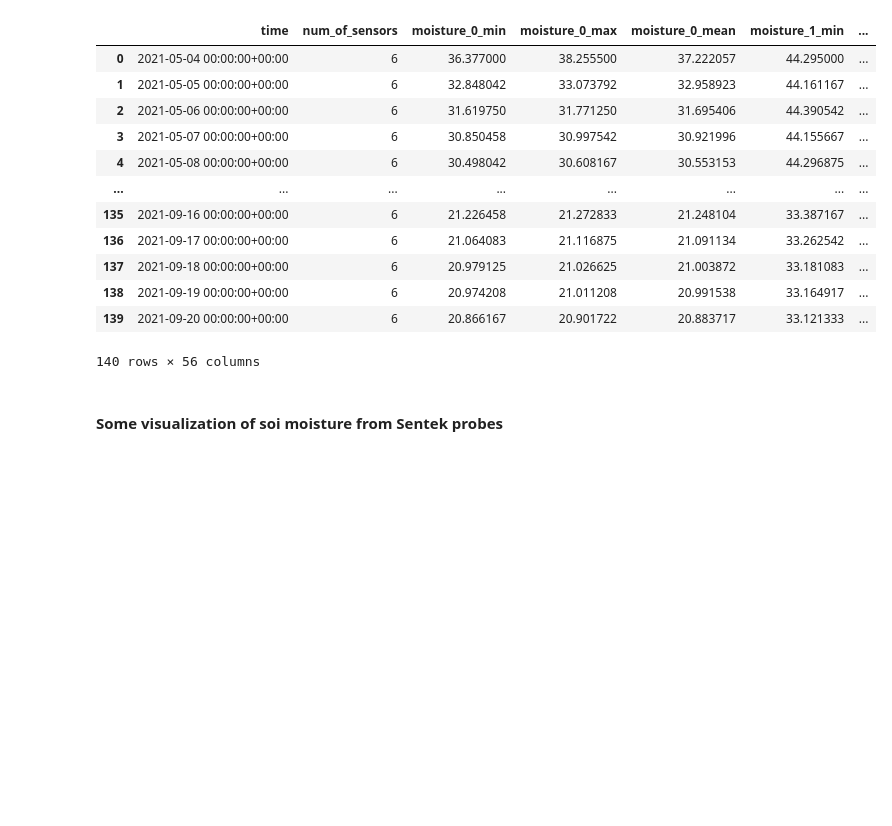
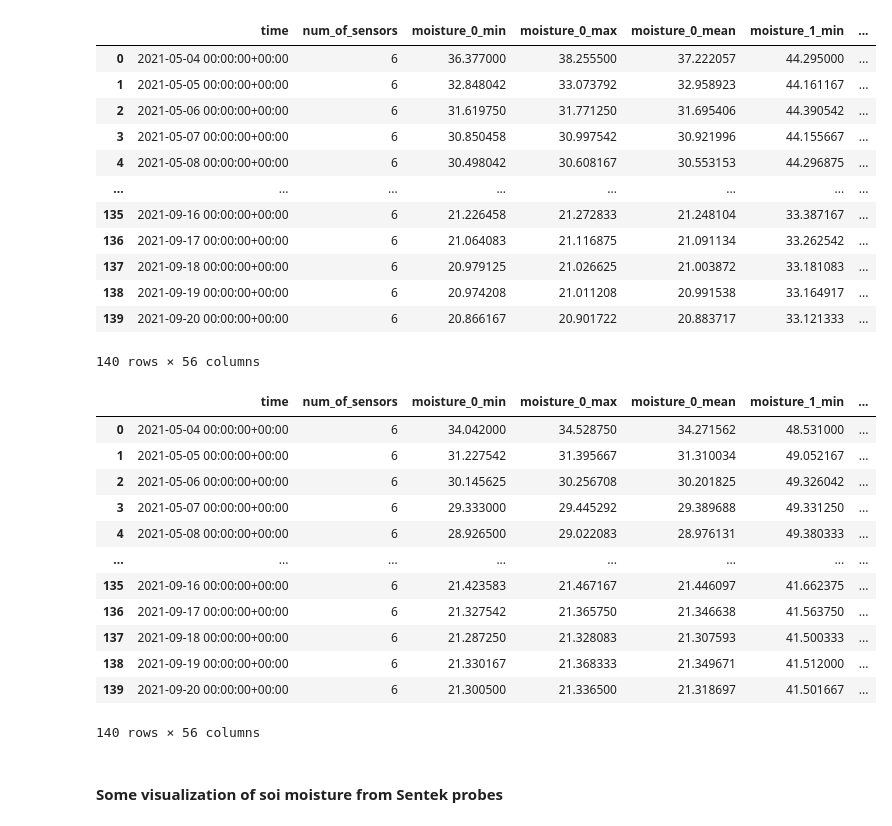
Before and after one commit to Arable/data-check, a Jupyter notebook: UCD_tomato_Water_Balance.ipynb, the cells around one changed output. Drawn from its saved outputs; the diff is of its cells as text; code cells hidden in the pictures; blank space fills up the shorter version.

```diff
--- a/UCD_tomato_Water_Balance.ipynb
+++ b/UCD_tomato_Water_Balance.ipynb
@@ -123,6 +142,22 @@ sentek_daily_ET100
 | 138 | 2021-09-19 00:00:00+00:00 | 6 | 20.974208 | 21.011208 | 20.991538 | 33.164917 | ... |
 | 139 | 2021-09-20 00:00:00+00:00 | 6 | 20.866167 | 20.901722 | 20.883717 | 33.121333 | ... |
 140 rows × 56 columns
+# %%
+sentek_daily_ET75
+# %% [output]
+|  | time | num_of_sensors | moisture_0_min | moisture_0_max | moisture_0_mean | moisture_1_min | ... |
+| 0 | 2021-05-04 00:00:00+00:00 | 6 | 34.042000 | 34.528750 | 34.271562 | 48.531000 | ... |
+| 1 | 2021-05-05 00:00:00+00:00 | 6 | 31.227542 | 31.395667 | 31.310034 | 49.052167 | ... |
+| 2 | 2021-05-06 00:00:00+00:00 | 6 | 30.145625 | 30.256708 | 30.201825 | 49.326042 | ... |
+| 3 | 2021-05-07 00:00:00+00:00 | 6 | 29.333000 | 29.445292 | 29.389688 | 49.331250 | ... |
+| 4 | 2021-05-08 00:00:00+00:00 | 6 | 28.926500 | 29.022083 | 28.976131 | 49.380333 | ... |
+| ... | ... | ... | ... | ... | ... | ... | ... |
+| 135 | 2021-09-16 00:00:00+00:00 | 6 | 21.423583 | 21.467167 | 21.446097 | 41.662375 | ... |
+| 136 | 2021-09-17 00:00:00+00:00 | 6 | 21.327542 | 21.365750 | 21.346638 | 41.563750 | ... |
+| 137 | 2021-09-18 00:00:00+00:00 | 6 | 21.287250 | 21.328083 | 21.307593 | 41.500333 | ... |
+| 138 | 2021-09-19 00:00:00+00:00 | 6 | 21.330167 | 21.368333 | 21.349671 | 41.512000 | ... |
+| 139 | 2021-09-20 00:00:00+00:00 | 6 | 21.300500 | 21.336500 | 21.318697 | 41.501667 | ... |
+140 rows × 56 columns
 # %% [markdown]
 #### Some visualization of soi moisture from Sentek probes
 # %%
```
Also changed, not shown: parts of 19 cells of this notebook.
